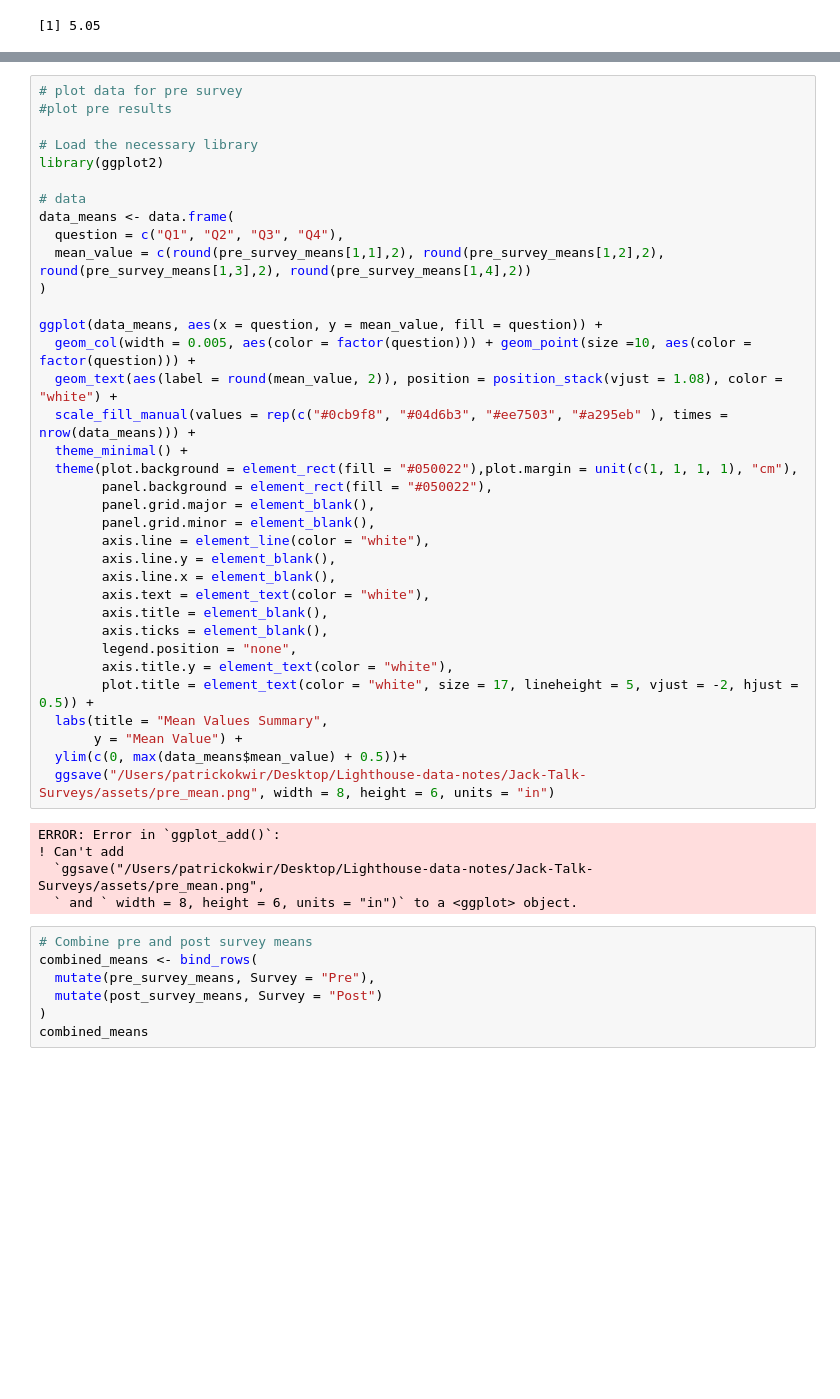
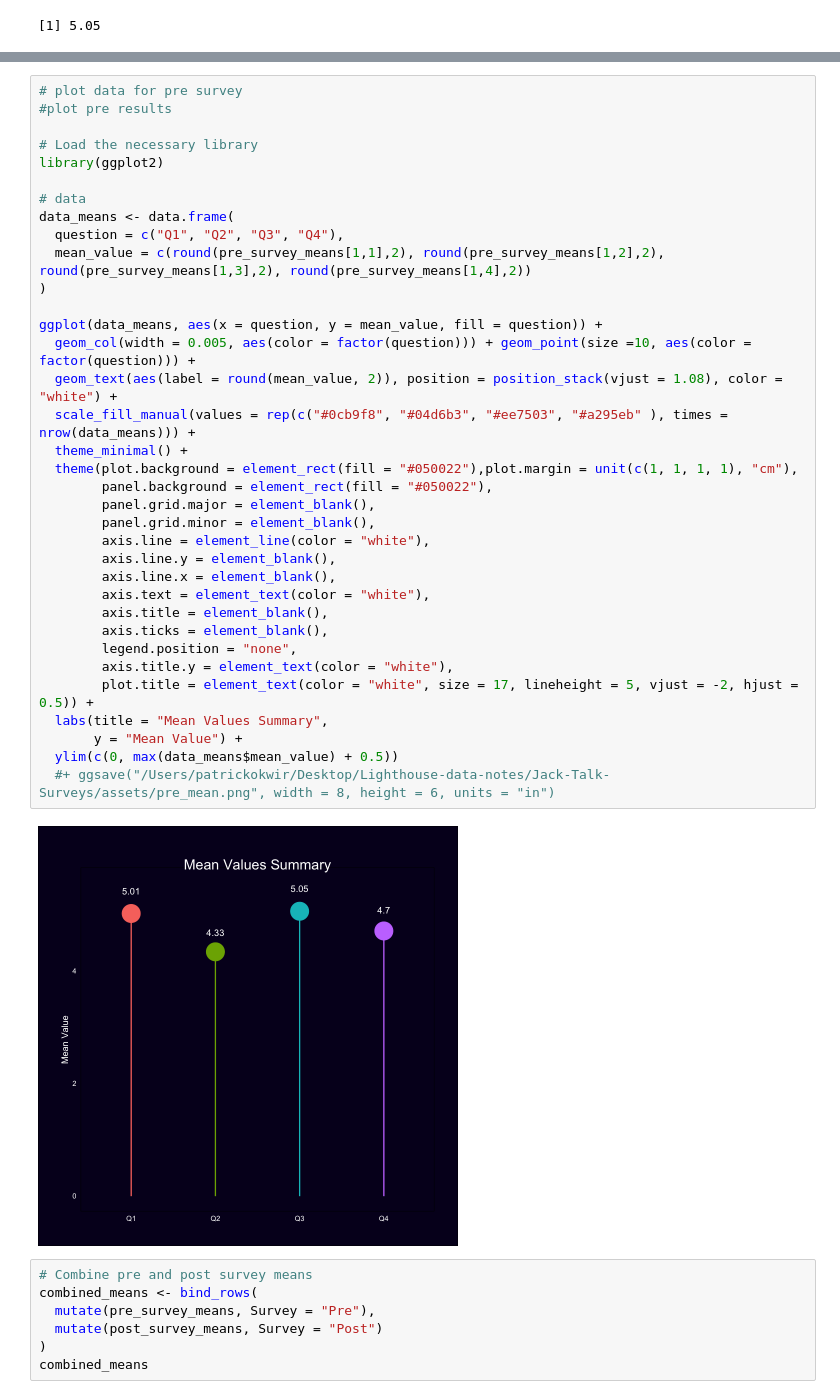
Before and after one commit to pokwir/Jack-Talk-Surveys, a Jupyter notebook: code/data_analysis.ipynb, the cells around one changed output, grey strips where cells are left out. Drawn from its saved outputs; the diff is of its cells as text; blank space fills up the shorter version.

```diff
--- a/code/data_analysis.ipynb
+++ b/code/data_analysis.ipynb
@@ -195,39 +181,36 @@ ERROR: Error in `ggplot_add()`:
 # Load the necessary library
 library(ggplot2)
 
 # data
 data_means <- data.frame(
   question = c("Q1", "Q2", "Q3", "Q4"),
   mean_value = c(round(pre_survey_means[1,1],2), round(pre_survey_means[1,2],2), round(pre_survey_means[1,3],2), round(pre_survey_means[1,4],2))
 )
 
 ggplot(data_means, aes(x = question, y = mean_value, fill = question)) +
   geom_col(width = 0.005, aes(color = factor(question))) + geom_point(size =10, aes(color = factor(question))) +
   geom_text(aes(label = round(mean_value, 2)), position = position_stack(vjust = 1.08), color = "white") +
   scale_fill_manual(values = rep(c("#0cb9f8", "#04d6b3", "#ee7503", "#a295eb" ), times = nrow(data_means))) +
   theme_minimal() +
   theme(plot.background = element_rect(fill = "#050022"),plot.margin = unit(c(1, 1, 1, 1), "cm"),
         panel.background = element_rect(fill = "#050022"),
         panel.grid.major = element_blank(),
         panel.grid.minor = element_blank(),
         axis.line = element_line(color = "white"),
         axis.line.y = element_blank(),
         axis.line.x = element_blank(),
         axis.text = element_text(color = "white"),
         axis.title = element_blank(),
         axis.ticks = element_blank(),
         legend.position = "none",
         axis.title.y = element_text(color = "white"),
         plot.title = element_text(color = "white", size = 17, lineheight = 5, vjust = -2, hjust = 0.5)) +
   labs(title = "Mean Values Summary",
        y = "Mean Value") +
-  ylim(c(0, max(data_means$mean_value) + 0.5))+
-  ggsave("/Users/patrickokwir/Desktop/Lighthouse-data-notes/Jack-Talk-Surveys/assets/pre_mean.png", width = 8, height = 6, units = "in")
+  ylim(c(0, max(data_means$mean_value) + 0.5))
+  #+ ggsave("/Users/patrickokwir/Desktop/Lighthouse-data-notes/Jack-Talk-Surveys/assets/pre_mean.png", width = 8, height = 6, units = "in")
 # %% [output]
-ERROR: Error in `ggplot_add()`:
-! Can't add
-  `ggsave("/Users/patrickokwir/Desktop/Lighthouse-data-notes/Jack-Talk-Surveys/assets/pre_mean.png",
-  ` and ` width = 8, height = 6, units = "in")` to a <ggplot> object.
+[figure, added]
 # %%
 # Combine pre and post survey means
 combined_means <- bind_rows(
```
Also changed, not shown: parts of 10 cells of this notebook, 18 other files.
